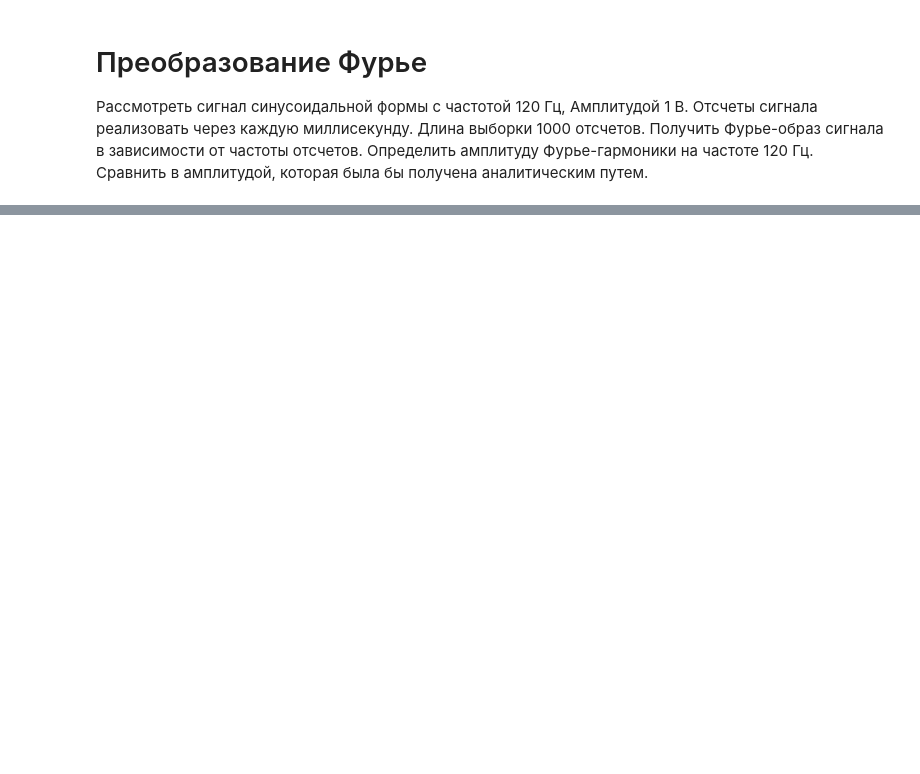
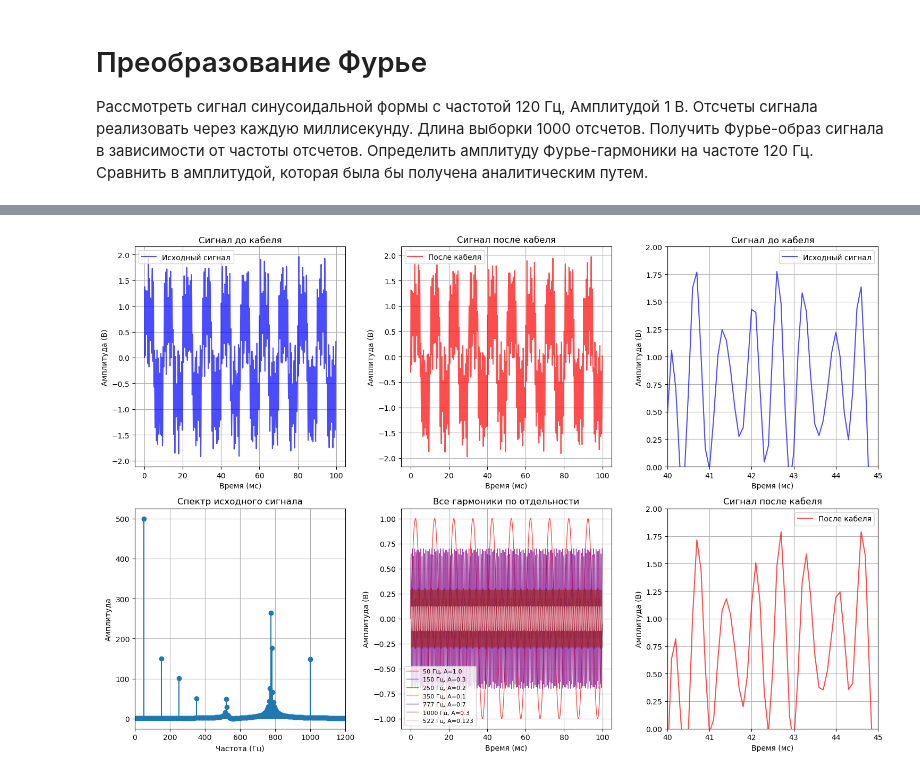
Before and after one commit to NevssZeppeli/computer_simulation_nsu, a Jupyter notebook: fourier.ipynb, the cells around one changed output, grey strips where cells are left out. Cells and saved outputs as stored; diff of their text form; code cells hidden in the pictures; blank space fills up the shorter version.

```diff
--- a/fourier.ipynb
+++ b/fourier.ipynb
@@ -59,0 +117,90 @@ ax[1].grid(True, alpha=0.7)
+# %%
+t, complex_signal = create_complex_signal(frequencies, amplitudes, duration, N, T)
+
+complex_dispersed, freqs, spectrum = propagate(complex_signal, cable_length, T)
+
+fig, ((ax1, ax2, ax5), (ax3, ax4, ax6)) = plt.subplots(2, 3, figsize=(15, 10))
+
+ax1.plot(t * 1000, complex_signal, 'b-', alpha=0.7, label='Исходный сигнал', linewidth=1.5)
+ax1.set_title('Сигнал до кабеля')
+ax1.set_xlabel('Время (мс)')
+ax1.set_ylabel('Амплитуда (В)')
+ax1.legend()
+ax1.grid(True)
+
+ax2.plot(t * 1000, complex_dispersed, 'r-', alpha=0.7, label='После кабеля', linewidth=1.5)
+ax2.set_title('Сигнал после кабеля')
+ax2.set_xlabel('Время (мс)')
+ax2.set_ylabel('Амплитуда (В)')
+ax2.legend()
+ax2.grid(True)
+
+positive_mask = freqs > 0
+positive_freqs = freqs[positive_mask]
+positive_spectrum = np.abs(spectrum[positive_mask])
+
+ax3.stem(positive_freqs, positive_spectrum, basefmt=" ")
+ax3.set_title('Спектр исходного сигнала')
+ax3.set_xlabel('Частота (Гц)')
+ax3.set_ylabel('Амплитуда')
+ax3.grid(True)
+ax3.set_xlim(0, 1200)
+
+colors = ['red', 'blue', 'green', 'orange', 'purple', 'brown', 'pink']
+for i, (freq, amp) in enumerate(zip(frequencies, amplitudes)):
+    _, harmonic = sin_signal(freq, N, T, amp)
+    ax4.plot(t * 1000, harmonic, color=colors[i % len(colors)],
+             alpha=0.7, label=f'{freq} Гц, A={amp}', linewidth=1)
+
+ax4.set_title('Все гармоники по отдельности')
+ax4.set_xlabel('Время (мс)')
+ax4.set_ylabel('Амплитуда (В)')
+ax4.legend(fontsize=8)
+ax4.grid(True)
+
+ax5.plot(t * 1000, complex_signal, 'b-', alpha=0.7, label='Исходный сигнал', linewidth=1.5)
+ax5.set_title('Сигнал до кабеля')
+ax5.set_xlim(40, 45)
+ax5.set_ylim(0, 2)
+ax5.set_xlabel('Время (мс)')
+ax5.set_ylabel('Амплитуда (В)')
+ax5.legend()
+ax5.grid(True)
+
+ax6.plot(t * 1000, complex_dispersed, 'r-', alpha=0.7, label='После кабеля', linewidth=1.5)
+ax6.set_title('Сигнал после кабеля')
+ax6.set_xlabel('Время (мс)')
+ax6.set_ylabel('Амплитуда (В)')
+ax6.set_xlim(40, 45)
+ax6.set_ylim(0, 2)
+ax6.legend()
+ax6.grid(True)
+
+plt.tight_layout()
+plt.show()
+
+def create_pulse_signal(duration, N, T):
+    t = np.linspace(0, duration, N, endpoint=False)
+    signal = np.zeros(N)
+
+    pulse_params = [(0.01, 0.02, 1.0), (0.03, 0.035, 0.8), (0.05, 0.06, 1.2)]
+
+    for start, width, amplitude in pulse_params:
+        _, pulse = square_impulse(width, start, N, T, amplitude)
+        signal += pulse
+
+    return t, signal
+
+t_pulse, pulse_signal = create_pulse_signal(duration, N, T)
+pulse_dispersed, _, _ = propagate(pulse_signal, cable_length, T)
+
+plt.figure(figsize=(12, 4))
+plt.plot(t_pulse * 1000, pulse_signal, 'b-', alpha=0.7, label='Исходные импульсы', linewidth=2)
+plt.plot(t_pulse * 1000, pulse_dispersed, 'r-', alpha=0.7, label='После кабеля', linewidth=1.5)
+plt.xlabel('Время (мс)')
+plt.ylabel('Амплитуда (В)')
+plt.legend()
+plt.grid(True)
+plt.show()
+# %% [output]
+[figure, added]
```
Also changed, not shown: parts of 6 cells of this notebook.
